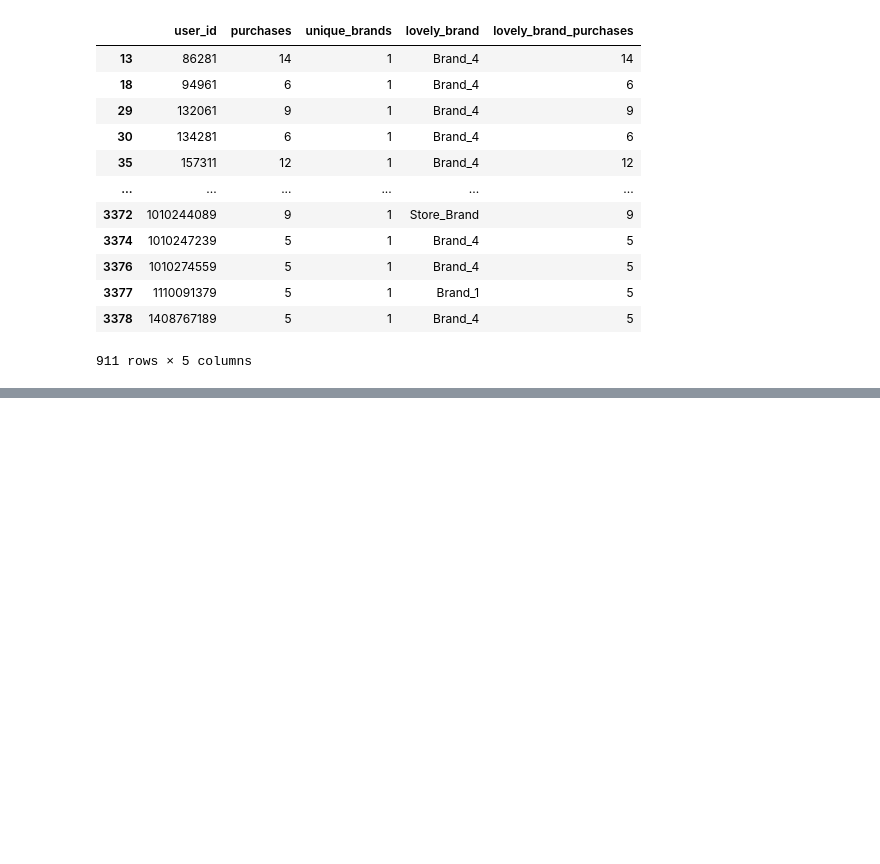
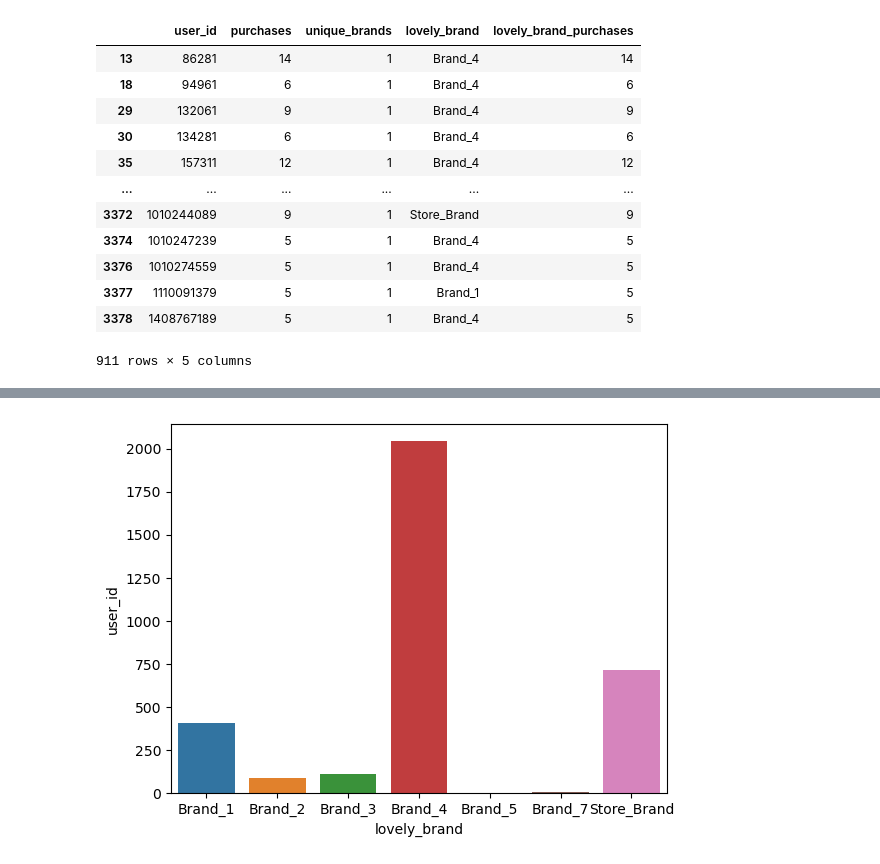
Before and after one commit to sashabocharov/reprep, a Jupyter notebook: lesson_3/my_lesson_3.ipynb, the cells around one changed output, grey strips where cells are left out. Saved outputs shown, nothing was run; the diff lists cells and outputs as text; code cells hidden in the pictures; blank space fills up the shorter version.

```diff
--- a/lesson_3/my_lesson_3.ipynb
+++ b/lesson_3/my_lesson_3.ipynb
@@ -181,0 +203,5 @@ loyal_users
+# %%
+brand_loyality = loyality_df\
+                .groupby('lovely_brand', as_index=False)\
+                .agg({'loyality_score': 'median', 'user_id': 'count'})
+brand_loyality
@@ -181,0 +217,4 @@ loyal_users
+# %%
+dx = sns.barplot(x = 'lovely_brand', y = 'user_id', data = brand_loyality)
+# %% [output]
+[figure, added]
```
Also changed, not shown: parts of 3 cells of this notebook.
